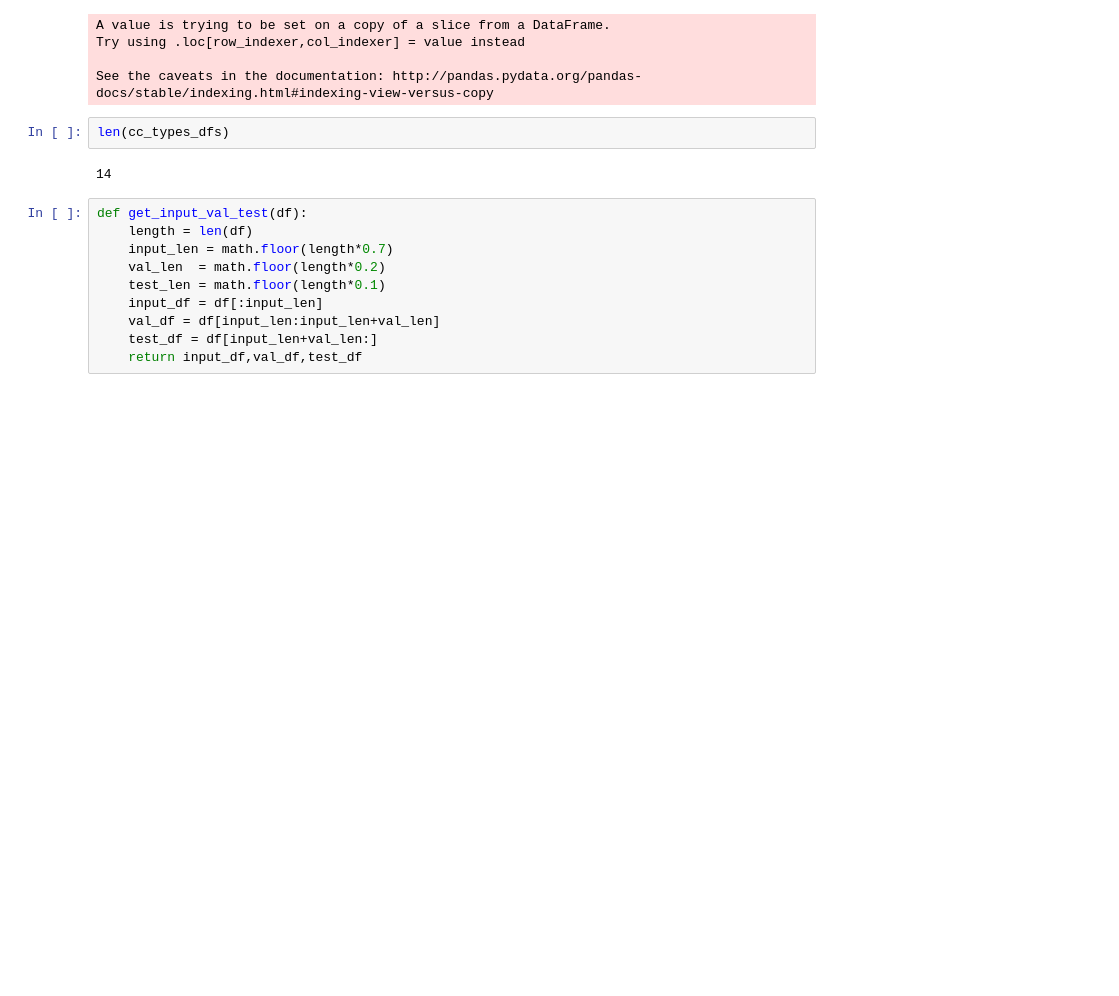
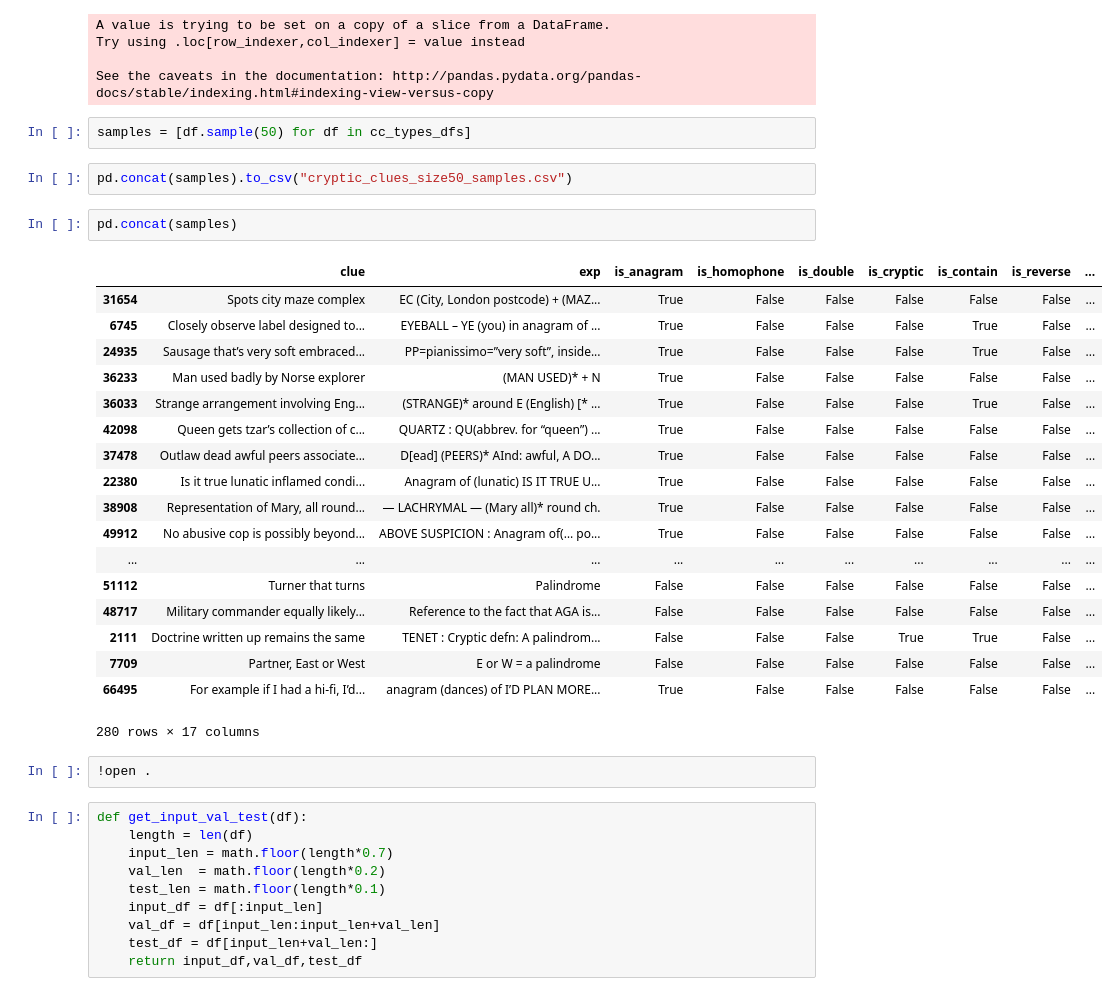
Before and after one commit to davidcopley/Cryptic-Crosswords-Dataset-and-Experiments, a Jupyter notebook: New_Experiments.ipynb, the cells around one changed output. Drawn from its saved outputs; the diff is of its cells as text; blank space fills up the shorter version.

```diff
--- a/New_Experiments.ipynb
+++ b/New_Experiments.ipynb
@@ -49,10 +46,33 @@ A value is trying to be set on a copy of a slice from a DataFrame.
 Try using .loc[row_indexer,col_indexer] = value instead
 
 See the caveats in the documentation: http://pandas.pydata.org/pandas-docs/stable/indexing.html#indexing-view-versus-copy
-# %%
-len(cc_types_dfs)
-# %% [output]
-14
+# %%
+samples = [df.sample(50) for df in cc_types_dfs]
+# %%
+pd.concat(samples).to_csv("cryptic_clues_size50_samples.csv")
+# %%
+pd.concat(samples)
+# %% [output]
+|  | clue | exp | is_anagram | is_homophone | is_double | is_cryptic | is_contain | is_reverse | ... |
+| 31654 | Spots city maze complex | EC (City, London postcode) + (MAZ... | True | False | False | False | False | False | ... |
+| 6745 | Closely observe label designed to... | EYEBALL – YE (you) in anagram of ... | True | False | False | False | True | False | ... |
+| 24935 | Sausage that’s very soft embraced... | PP=pianissimo=”very soft”, inside... | True | False | False | False | True | False | ... |
+| 36233 | Man used badly by Norse explorer | (MAN USED)* + N | True | False | False | False | False | False | ... |
+| 36033 | Strange arrangement involving Eng... | (STRANGE)* around E (English) [* ... | True | False | False | False | True | False | ... |
+| 42098 | Queen gets tzar’s collection of c... | QUARTZ : QU(abbrev. for “queen”) ... | True | False | False | False | False | False | ... |
+| 37478 | Outlaw dead awful peers associate... | D[ead] (PEERS)* AInd: awful, A DO... | True | False | False | False | False | False | ... |
+| 22380 | Is it true lunatic inflamed condi... | Anagram of (lunatic) IS IT TRUE U... | True | False | False | False | False | False | ... |
+| 38908 | Representation of Mary, all round... | — LACHRYMAL — (Mary all)* round ch. | True | False | False | False | False | False | ... |
+| 49912 | No abusive cop is possibly beyond... | ABOVE SUSPICION : Anagram of(… po... | True | False | False | False | False | False | ... |
+| ... | ... | ... | ... | ... | ... | ... | ... | ... | ... |
+| 51112 | Turner that turns | Palindrome | False | False | False | False | False | False | ... |
+| 48717 | Military commander equally likely... | Reference to the fact that AGA is... | False | False | False | False | False | False | ... |
+| 2111 | Doctrine written up remains the same | TENET : Cryptic defn: A palindrom... | False | False | False | True | True | False | ... |
+| 7709 | Partner, East or West | E or W = a palindrome | False | False | False | False | False | False | ... |
+| 66495 | For example if I had a hi-fi, I’d... | anagram (dances) of I’D PLAN MORE... | True | False | False | False | False | False | ... |
+280 rows × 17 columns
+# %%
+!open .
 # %%
 def get_input_val_test(df):
     length = len(df)
```
Also changed, not shown: parts of 25 cells of this notebook, 7 other files.
